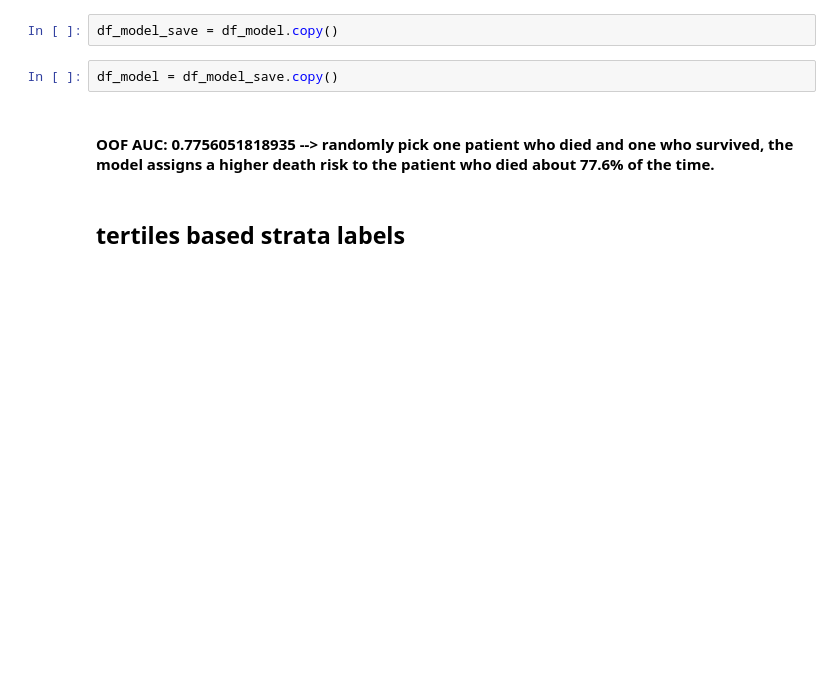
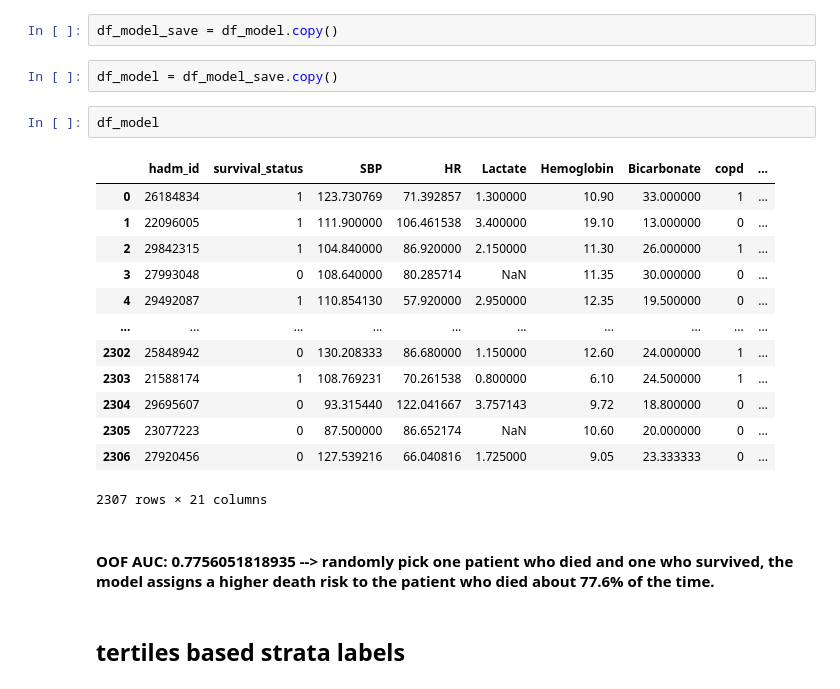
Before and after one commit to cagandeliktas/Master-thesis-Cagan, a Jupyter notebook: Modelling/structured_model_first24h.ipynb, the cells around one changed output. Drawn from its saved outputs; the diff is of its cells as text; blank space fills up the shorter version.

```diff
--- a/Modelling/structured_model_first24h.ipynb
+++ b/Modelling/structured_model_first24h.ipynb
@@ -588,6 +589,22 @@ GCS_Total                   -0.4370      0.056     -7.843      0.000      -0.546
 df_model_save = df_model.copy()
 # %%
 df_model = df_model_save.copy()
+# %%
+df_model
+# %% [output]
+|  | hadm_id | survival_status | SBP | HR | Lactate | Hemoglobin | Bicarbonate | copd | ... |
+| 0 | 26184834 | 1 | 123.730769 | 71.392857 | 1.300000 | 10.90 | 33.000000 | 1 | ... |
+| 1 | 22096005 | 1 | 111.900000 | 106.461538 | 3.400000 | 19.10 | 13.000000 | 0 | ... |
+| 2 | 29842315 | 1 | 104.840000 | 86.920000 | 2.150000 | 11.30 | 26.000000 | 1 | ... |
+| 3 | 27993048 | 0 | 108.640000 | 80.285714 | NaN | 11.35 | 30.000000 | 0 | ... |
+| 4 | 29492087 | 1 | 110.854130 | 57.920000 | 2.950000 | 12.35 | 19.500000 | 0 | ... |
+| ... | ... | ... | ... | ... | ... | ... | ... | ... | ... |
+| 2302 | 25848942 | 0 | 130.208333 | 86.680000 | 1.150000 | 12.60 | 24.000000 | 1 | ... |
+| 2303 | 21588174 | 1 | 108.769231 | 70.261538 | 0.800000 | 6.10 | 24.500000 | 1 | ... |
+| 2304 | 29695607 | 0 | 93.315440 | 122.041667 | 3.757143 | 9.72 | 18.800000 | 0 | ... |
+| 2305 | 23077223 | 0 | 87.500000 | 86.652174 | NaN | 10.60 | 20.000000 | 0 | ... |
+| 2306 | 27920456 | 0 | 127.539216 | 66.040816 | 1.725000 | 9.05 | 23.333333 | 0 | ... |
+2307 rows × 21 columns
 # %% [markdown]
 #### OOF AUC: 0.7756051818935 --> randomly pick one patient who died and one who survived, the model assigns a higher death risk to the patient who died about 77.6% of the time.
 # %% [markdown]
```
Also changed, not shown: parts of 2 cells of this notebook, 8 other files.
